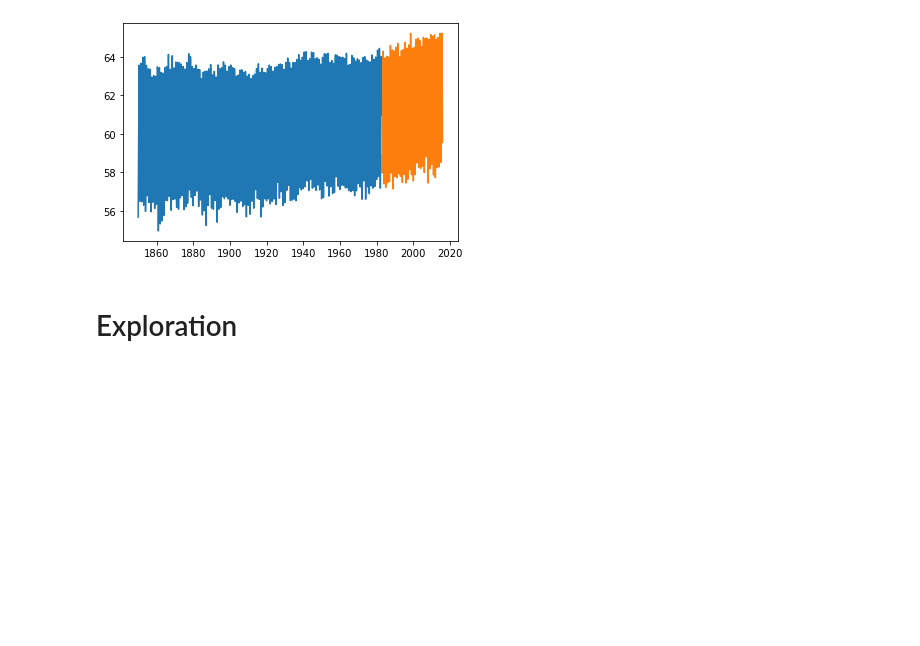
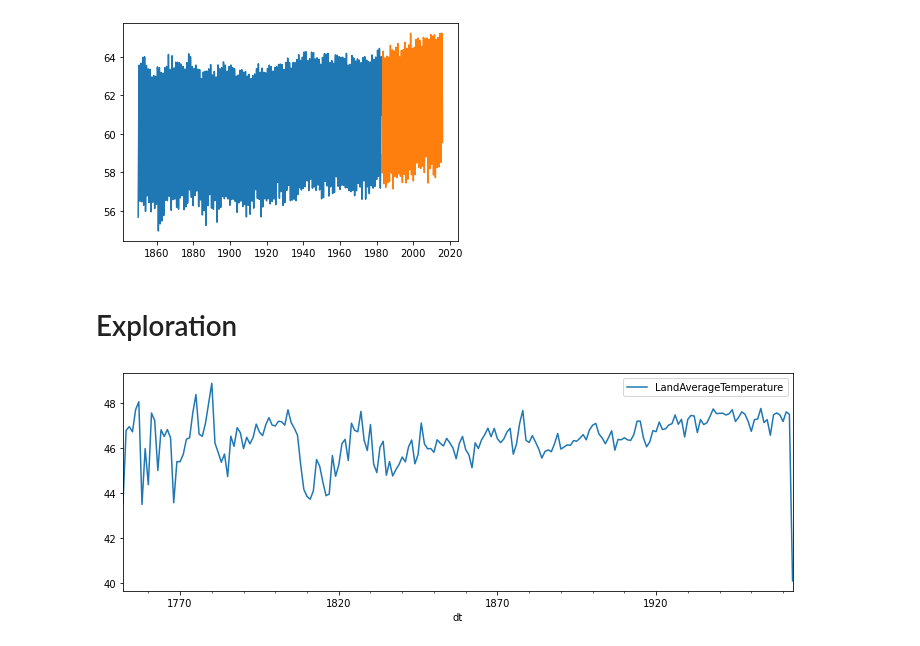
Before and after one commit to Johndsalas/earths_temperature_time_series, a Jupyter notebook: main_notebook.ipynb, the cells around one changed output. Saved outputs shown, nothing was run; the diff lists cells and outputs as text; code cells hidden in the pictures; blank space fills up the shorter version.

```diff
--- a/main_notebook.ipynb
+++ b/main_notebook.ipynb
@@ -237,3 +237,8 @@ plt.plot(test_ocean.index, test_ocean.LandAndOceanAverageTemperature)
 [figure]
 # %% [markdown]
 # Exploration
+# %%
+train_land.resample('y').mean().plot(figsize=(12, 4))
+plt.show()
+# %% [output]
+[figure, added]
```
Also changed, not shown: parts of 1 cell of this notebook.
